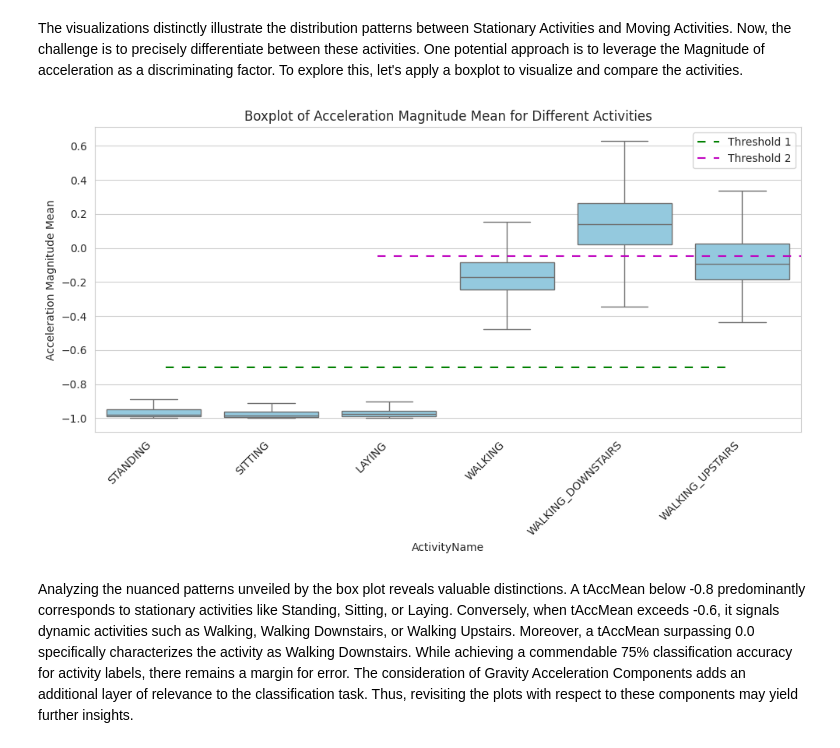
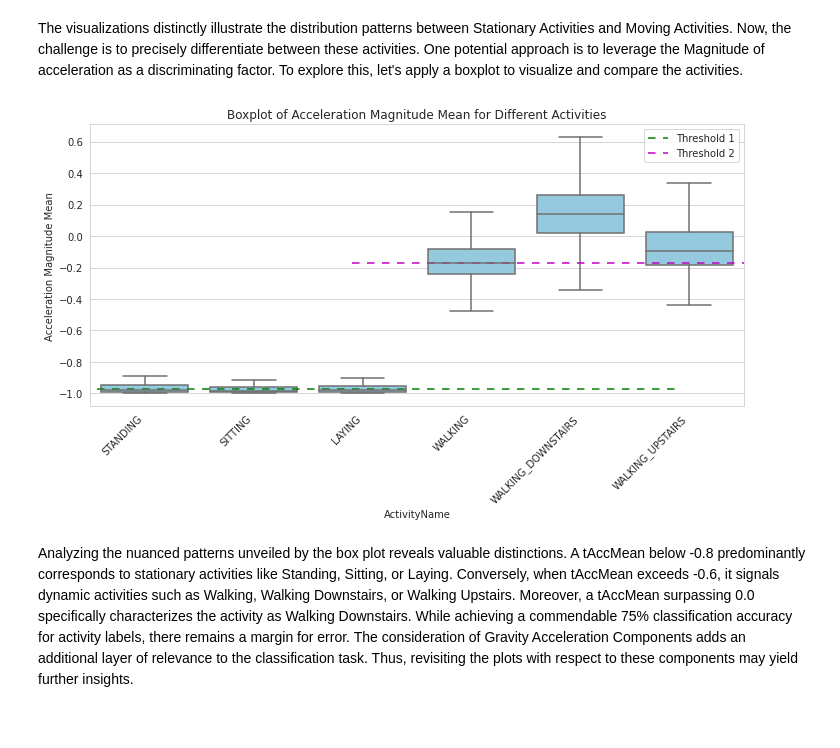
Before and after one commit to AbidAzad/Human-Activity-Recognition, a Jupyter notebook: EDA.ipynb, the cells around one changed output. Drawn from its saved outputs; the diff is of its cells as text; code cells hidden in the pictures.

Commit message:
Updated Figures for EDA

```diff
--- a/EDA.ipynb
+++ b/EDA.ipynb
@@ -301,30 +318,30 @@ The visualizations distinctly illustrate the distribution patterns between Stati
 # %%
 plt.figure(figsize=(10, 6))
 
 # Customize the boxplot
 sns.boxplot(x='ActivityName', y='tBodyAccMag-mean()', data=train, showfliers=False, color='skyblue')
 
 # Add horizontal lines for reference
-plt.axhline(y=-0.7, xmin=0.1, xmax=0.9, dashes=(5, 5), color='g', label='Threshold 1')
-plt.axhline(y=-0.05, xmin=0.4, dashes=(5, 5), color='m', label='Threshold 2')
+plt.axhline(y=-0.97, xmin=0.01, xmax=0.9, dashes=(5, 5), color='g', label='Threshold 1')
+plt.axhline(y=-0.17, xmin=0.4, dashes=(5, 5), color='m', label='Threshold 2')
 
 # Label the y-axis
 plt.ylabel('Acceleration Magnitude Mean')
 
 # Rotate x-axis labels for better readability
 plt.xticks(rotation=45, ha='right')
 
 # Add legend
 plt.legend()
 
 # Set plot title
 plt.title('Boxplot of Acceleration Magnitude Mean for Different Activities')
 
 # Adjust layout and show plot
 plt.tight_layout()
 plt.show()
 # %% [output]
-[figure, old version]
+[figure, new version]
 # %% [markdown]
 Analyzing the nuanced patterns unveiled by the box plot reveals valuable distinctions. A tAccMean below -0.8 predominantly corresponds to stationary activities like Standing, Sitting, or Laying. Conversely, when tAccMean exceeds -0.6, it signals dynamic activities such as Walking, Walking Downstairs, or Walking Upstairs. Moreover, a tAccMean surpassing 0.0 specifically characterizes the activity as Walking Downstairs. While achieving a commendable 75% classification accuracy for activity labels, there remains a margin for error. The consideration of Gravity Acceleration Components adds an additional layer of relevance to the classification task. Thus, revisiting the plots with respect to these components may yield further insights.
 # %%
```
Also changed, not shown: parts of 30 cells of this notebook, 1 other file.
